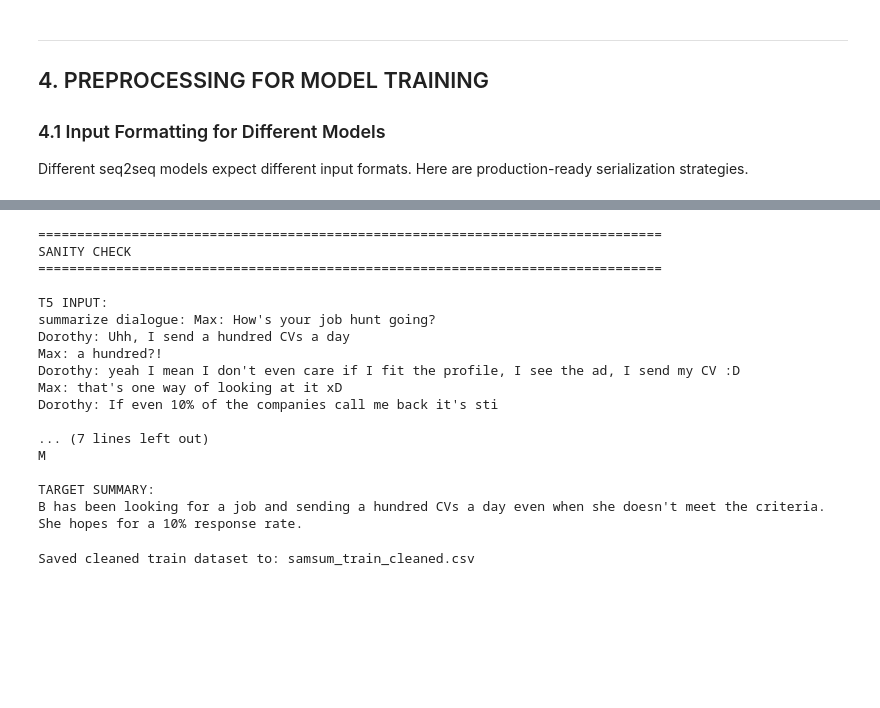
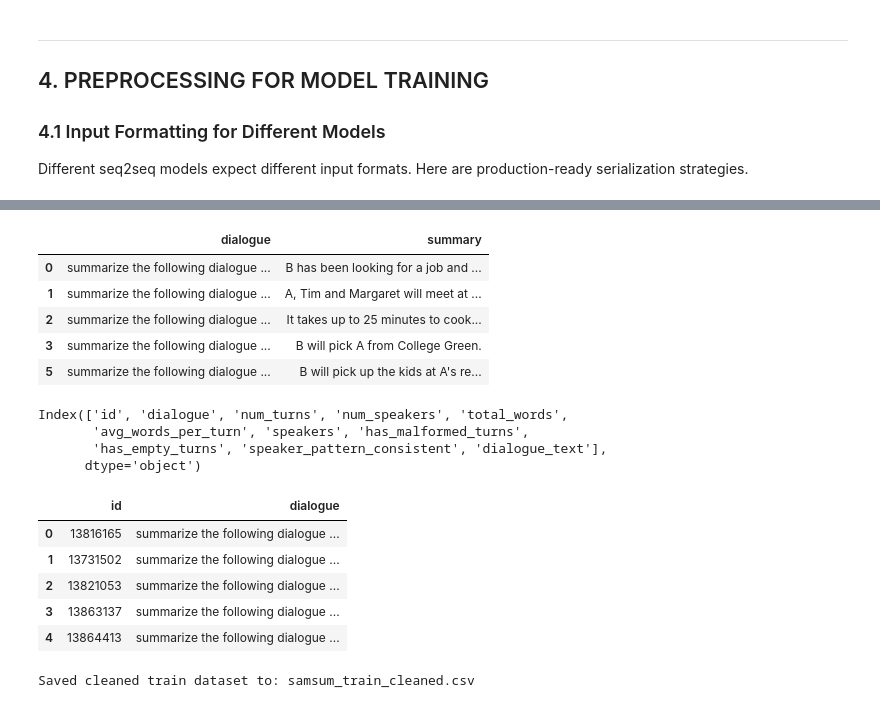
Before and after one commit to thenileshmishra/KLA, a Jupyter notebook: T5_tranformerd/SAMSum_Analysis_Complete_(1).ipynb, the cells around one changed output, grey strips where cells are left out. Drawn from its saved outputs; the diff is of its cells as text; code cells hidden in the pictures; blank space fills up the shorter version.

```diff
--- a/T5_tranformerd/SAMSum_Analysis_Complete_(1).ipynb
+++ b/T5_tranformerd/SAMSum_Analysis_Complete_(1).ipynb
@@ -1049,13 +1186,13 @@ print("=" * 80)
 initial_count = len(df_filtered)
 
 # Remove exact duplicates (keep first occurrence)
-df_dedup = df_filtered.drop_duplicates(subset=['dialogue_normalized'], keep='first')
+df_dedup = df_filtered.drop_duplicates(subset=['dialogue'], keep='first')
 exact_removed = initial_count - len(df_dedup)
 print(f"\nExact duplicates removed: {exact_removed}")
 
 # Near-duplicate detection (optional aggressive step)
 # Using normalized dialogue first 150 chars as proxy
-df_dedup['dialogue_sig'] = df_dedup['dialogue_normalized'].str[:150]
+df_dedup['dialogue_sig'] = df_dedup['dialogue'].str[:150]
 near_dup_count = df_dedup.duplicated(subset=['dialogue_sig']).sum()
 print(f"Near-duplicates detected (first 150 chars match): {near_dup_count}")
 print(f"  (Consider removing these for cleaner data)")
@@ -1129,0 +1242,5 @@ test["input_bart"] = test["dialogue_normalized"].apply(
+# %%
+df_dedup["dialogue"] = df_dedup.apply(
+    lambda row: format_dialogue(row["dialogue"], row["num_speakers"]),
+    axis=1
+)
@@ -1147,39 +1279,22 @@ Index(['id', 'dialogue', 'summary', 'num_turns', 'num_speakers', 'total_words',
       dtype='object')
-# %%
-print("=" * 80)
-print("SANITY CHECK")
-print("=" * 80)
-
-print("\nT5 INPUT:")
-print(df_dedup.iloc[0]["input_t5"][:300])
-
-print("\nBART INPUT:")
-print(df_dedup.iloc[0]["input_bart"][:300])
-
-print("\nTARGET SUMMARY:")
-print(df_dedup.iloc[0]["target_summary"])
-# %% [output]
-================================================================================
-SANITY CHECK
-================================================================================
-
-T5 INPUT:
-summarize dialogue: Max: How's your job hunt going?
-Dorothy: Uhh, I send a hundred CVs a day
-Max: a hundred?!
-Dorothy: yeah I mean I don't even care if I fit the profile, I see the ad, I send my CV :D
-Max: that's one way of looking at it xD
-Dorothy: If even 10% of the companies call me back it's sti
-
-... (7 lines left out)
-M
-
-TARGET SUMMARY:
-B has been looking for a job and sending a hundred CVs a day even when she doesn't meet the criteria. She hopes for a 10% response rate.
 # %%
 df_train = df_dedup[
-    ["input_bart", "target_summary"]
-].rename(
-    columns={"input_bart": "dialogue", "target_summary": "summary"}
-).copy()
+    ["dialogue", "summary"]
+].copy()
+# %%
+df_train.head()
+# %% [output]
+|  | dialogue | summary |
+| 0 | summarize the following dialogue ... | B has been looking for a job and ... |
+| 1 | summarize the following dialogue ... | A, Tim and Margaret will meet at ... |
+| 2 | summarize the following dialogue ... | It takes up to 25 minutes to cook... |
+| 3 | summarize the following dialogue ... | B will pick A from College Green. |
+| 5 | summarize the following dialogue ... | B will pick up the kids at A's re... |
+# %%
+test_df_analysis.columns
+# %% [output]
+Index(['id', 'dialogue', 'num_turns', 'num_speakers', 'total_words',
+       'avg_words_per_turn', 'speakers', 'has_malformed_turns',
+       'has_empty_turns', 'speaker_pattern_consistent', 'dialogue_text'],
+      dtype='object')
 # %%
@@ -1191,3 +1304,12 @@ df_test = test[
+# %%
+df_test.head()
+# %% [output]
+|  | id | dialogue |
+| 0 | 13816165 | summarize the following dialogue ... |
+| 1 | 13731502 | summarize the following dialogue ... |
+| 2 | 13821053 | summarize the following dialogue ... |
+| 3 | 13863137 | summarize the following dialogue ... |
+| 4 | 13864413 | summarize the following dialogue ... |
 # %%
 train_path = "samsum_train_cleaned.csv"
 df_train.to_csv(train_path, index=False)
```
Also changed, not shown: parts of 37 cells of this notebook, 6 other files.
